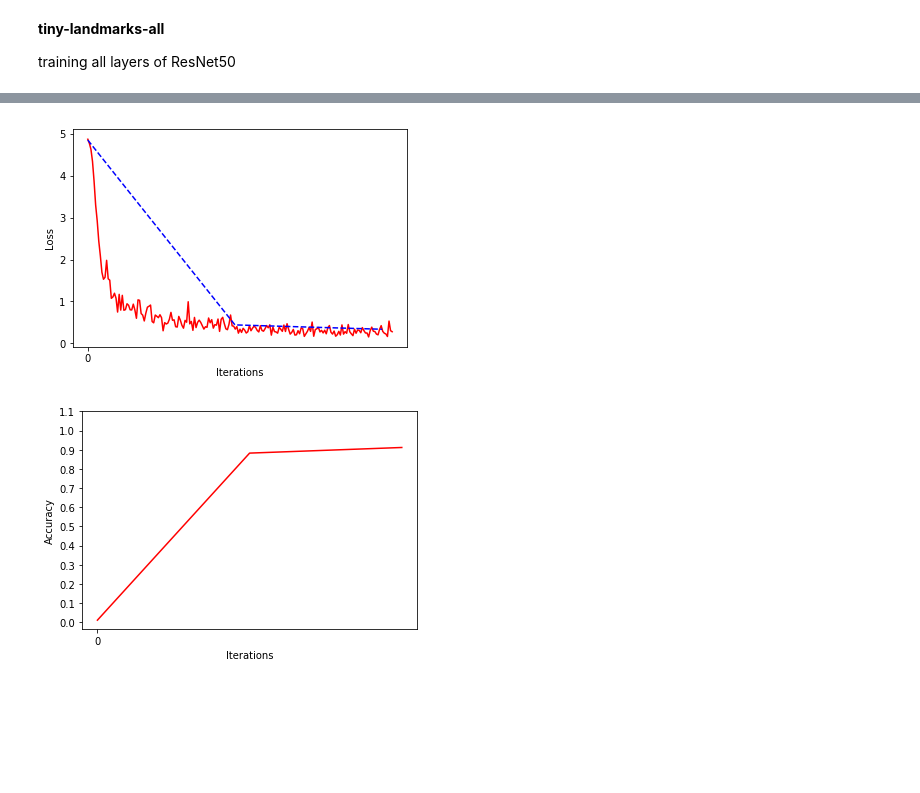
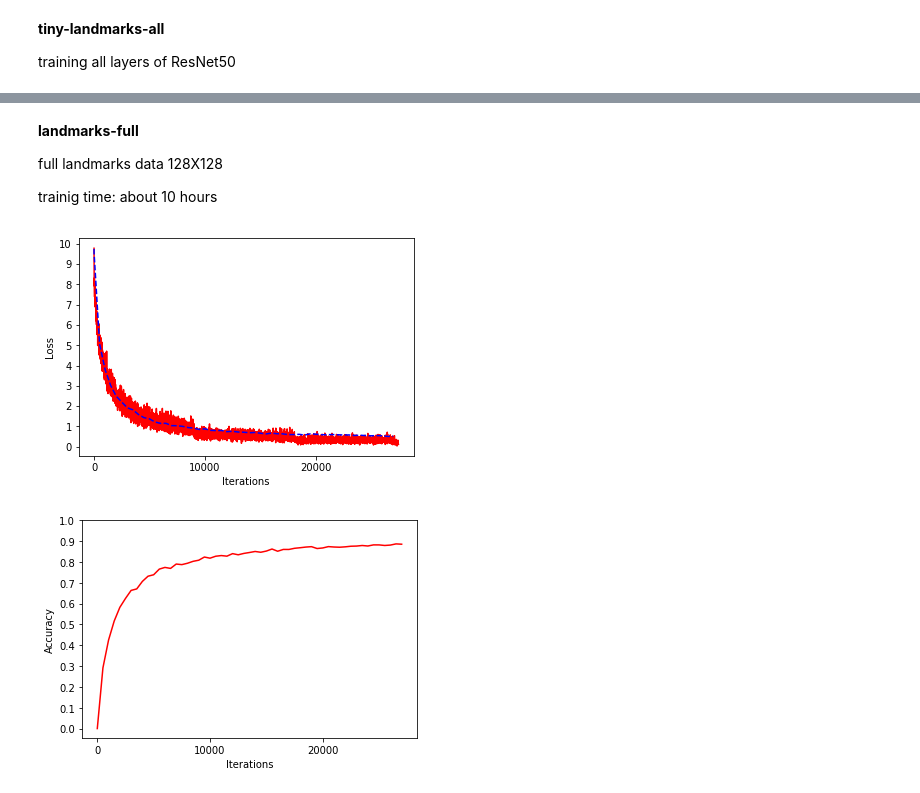
Before and after one commit to shpda/landmarks, a Jupyter notebook: experiment/visualize.ipynb, the cells around one changed output, grey strips where cells are left out. Cells and saved outputs as stored; diff of their text form; code cells hidden in the pictures; blank space fills up the shorter version.

```diff
--- a/experiment/visualize.ipynb
+++ b/experiment/visualize.ipynb
@@ -35,7 +32,7 @@ def printLossCurve(path):
         plt.xlabel('Iterations')
         plt.ylabel('Loss')
         plt.plot(trainItrList, trainLossList, 'r', devItrList, devLossList, 'b--')
-        plt.xticks(np.arange(0, max(trainItrList)+1, 1000))
+        plt.xticks(np.arange(0, max(trainItrList)+1, 10000))
         plt.yticks(np.arange(0, max(trainLossList)+1, step=1))
         plt.show()
 
@@ -43,7 +40,7 @@ def printLossCurve(path):
         plt.xlabel('Iterations')
         plt.ylabel('Accuracy')
         plt.plot(devItrList, accList, 'r')
-        plt.xticks(np.arange(0, max(devItrList)+1, 1000))
+        plt.xticks(np.arange(0, max(devItrList)+1, 10000))
         plt.yticks(np.arange(0, max(accList)+0.2, step=0.1))
         plt.show()
 # %% [markdown]
@@ -58,5 +55,11 @@ printLossCurve('/home/gangwu/projects/landmarks/experiment/tiny-landmarks-all/')
+# %% [markdown]
+**landmarks-full**
+
+full landmarks data 128X128
+
+trainig time: about 10 hours
 # %%
-printLossCurve('/home/gangwu/projects/landmarks/experiment/tiny-landmarks/')
+printLossCurve('/home/gangwu/projects/landmarks/experiment/landmarks-full/')
 # %% [output]
-[figure, old version]
+[figure, new version]
-[figure, old version]
+[figure, new version]
```
Also changed, not shown: parts of 2 cells of this notebook, 5 other files.
